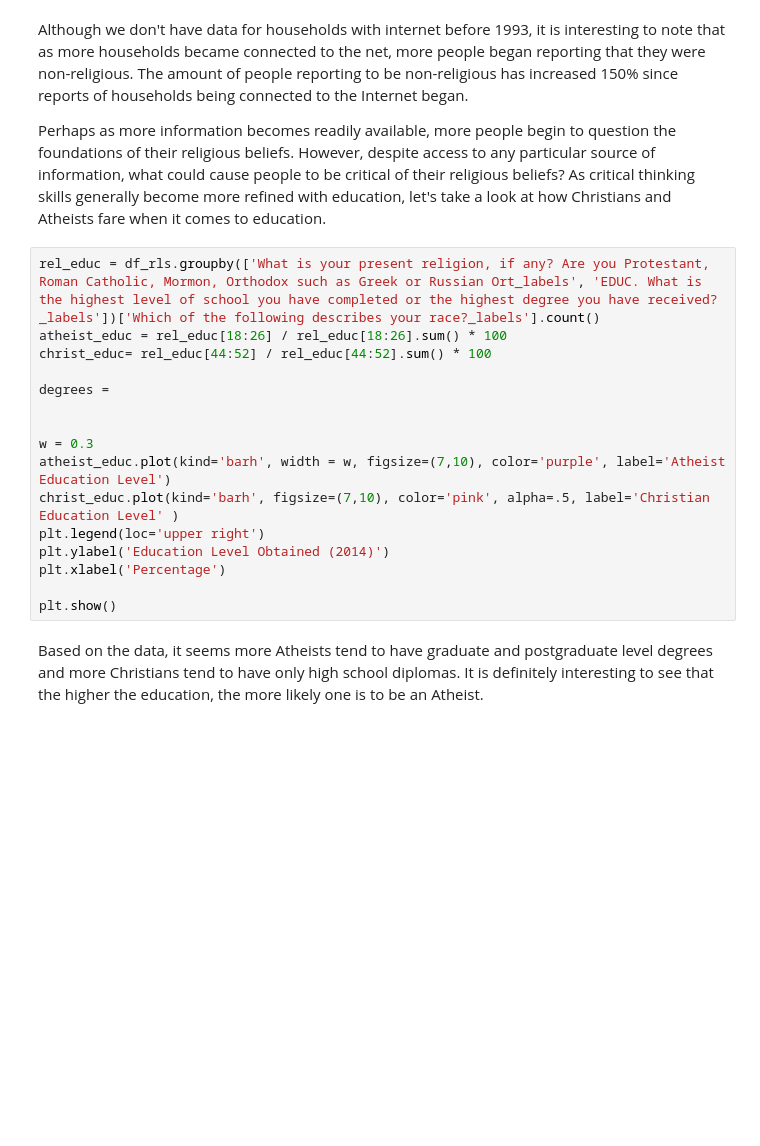
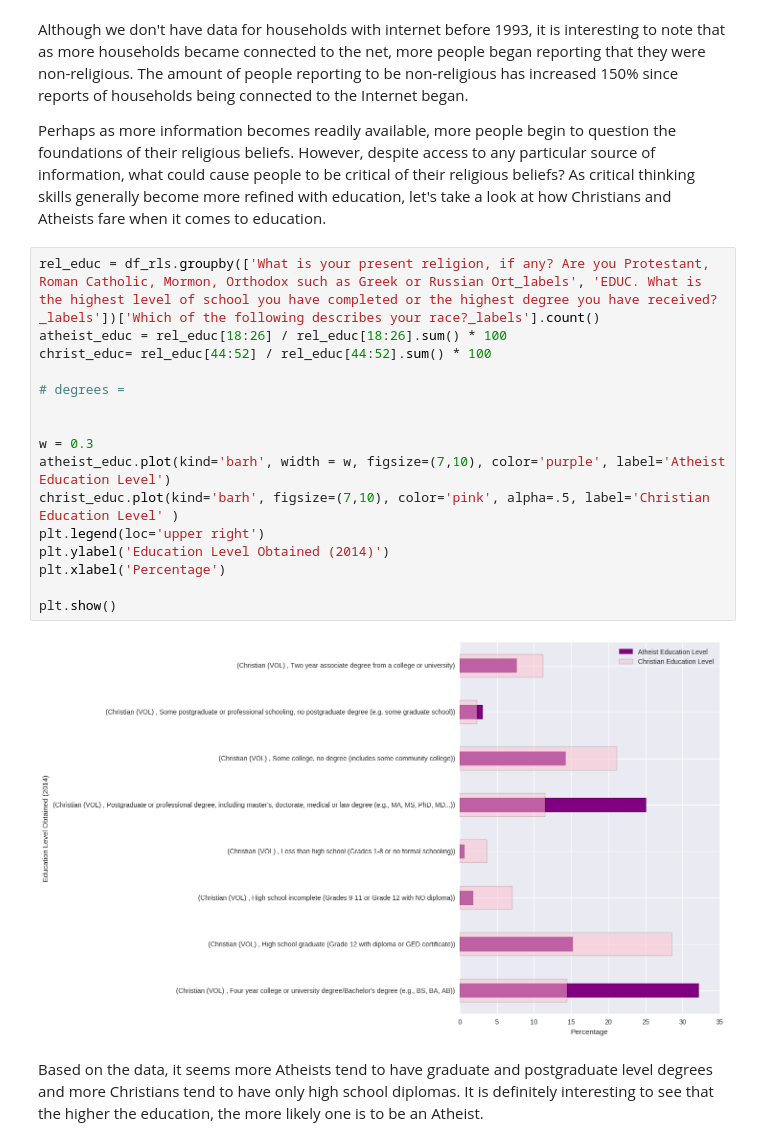
Before and after one commit to sollertis8/Are-Americans-Losing-Their-Faith, a Jupyter notebook: Are Americans Losing Their Faith5.ipynb, the cells around one changed output. Cells and saved outputs as stored; diff of their text form; blank space fills up the shorter version.

```diff
--- a/Are Americans Losing Their Faith5.ipynb
+++ b/Are Americans Losing Their Faith5.ipynb
@@ -167,19 +180,21 @@ Perhaps as more information becomes readily available, more people begin to ques
 # %%
 rel_educ = df_rls.groupby(['What is your present religion, if any? Are you Protestant, Roman Catholic, Mormon, Orthodox such as Greek or Russian Ort_labels', 'EDUC. What is the highest level of school you have completed or the highest degree you have received? _labels'])['Which of the following describes your race?_labels'].count()
 atheist_educ = rel_educ[18:26] / rel_educ[18:26].sum() * 100
 christ_educ= rel_educ[44:52] / rel_educ[44:52].sum() * 100
 
-degrees =
+# degrees =
 
 
 w = 0.3
 atheist_educ.plot(kind='barh', width = w, figsize=(7,10), color='purple', label='Atheist Education Level')
 christ_educ.plot(kind='barh', figsize=(7,10), color='pink', alpha=.5, label='Christian Education Level' )
 plt.legend(loc='upper right')
 plt.ylabel('Education Level Obtained (2014)')
 plt.xlabel('Percentage')
 
 plt.show()
+# %% [output]
+[figure, added]
 # %% [markdown]
 Based on the data, it seems more Atheists tend to have graduate and postgraduate level degrees and more Christians tend to have only high school diplomas.  It is definitely interesting to see that the higher the education, the more likely one is to be an Atheist.
 # %% [markdown]
```
Also changed, not shown: parts of 11 cells of this notebook.
